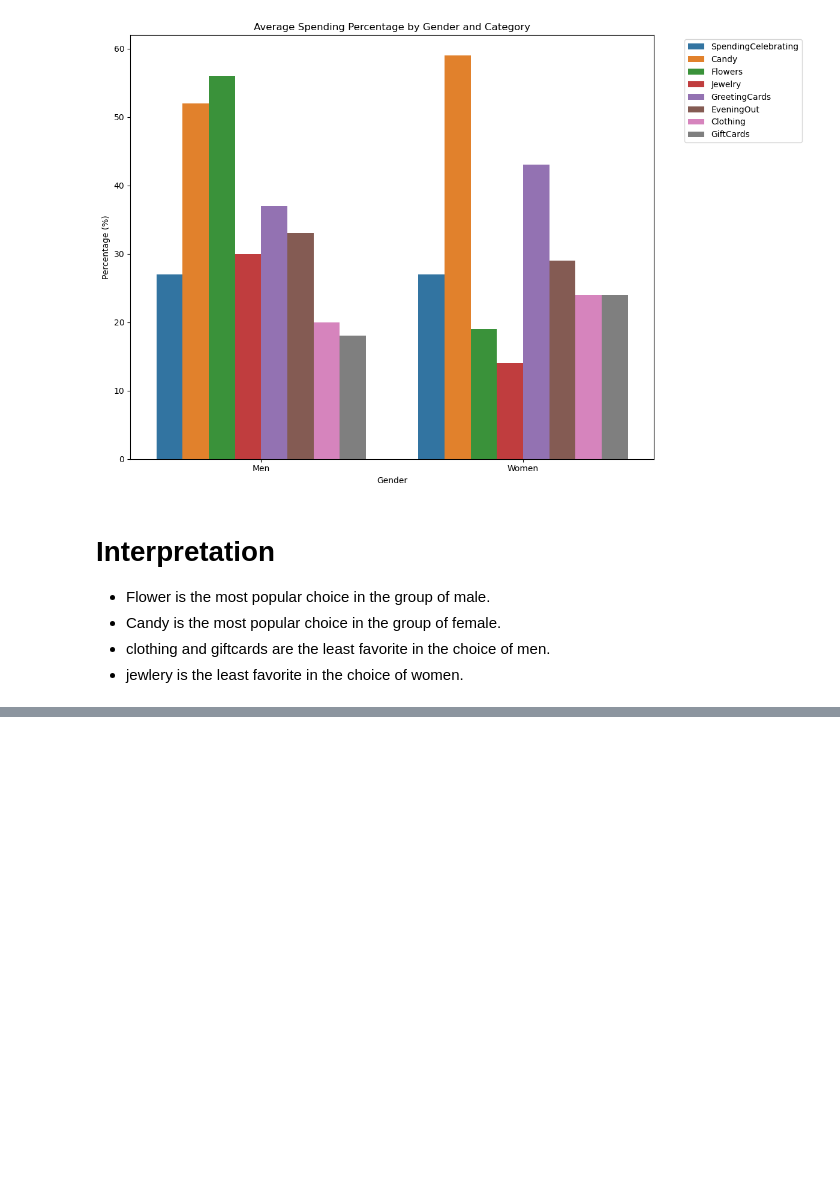
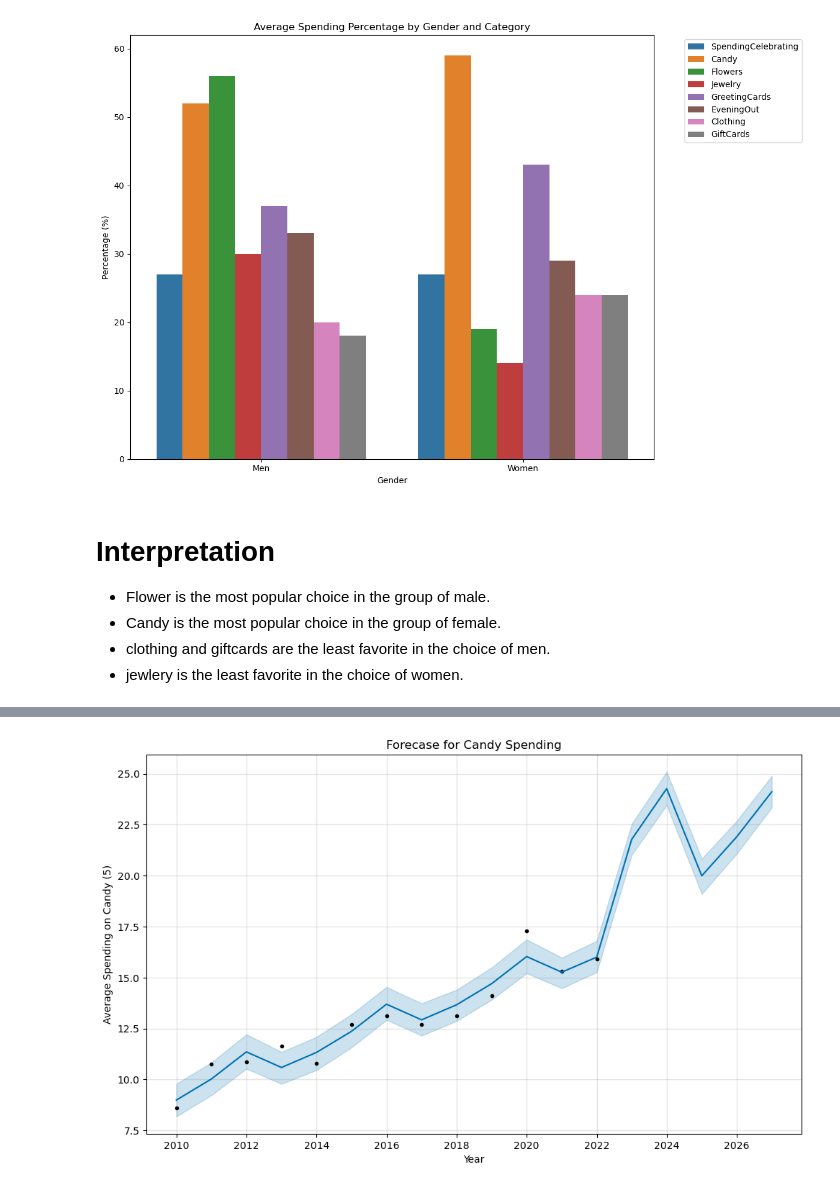
Before and after one commit to Charlie2698619/tidytuesday-analysis, a Jupyter notebook: EDA.ipynb, the cells around one changed output, grey strips where cells are left out. Cells and saved outputs as stored; diff of their text form; code cells hidden in the pictures; blank space fills up the shorter version.

```diff
--- a/EDA.ipynb
+++ b/EDA.ipynb
@@ -220,0 +238,7 @@ plt.show()
+# %%
+historical_spending['ds'] = pd.to_datetime(historical_spending['Year'], format='%Y')
+historical_spending['y'] = historical_spending['Candy'] # to predict candy
+model = Prophet()
+model.fit(historical_spending[['ds','y']])
+future = model.make_future_dataframe(periods=5, freq='Y')
+forecast = model.predict(future)
@@ -220,0 +248,8 @@ plt.show()
+# %%
+fig = model.plot(forecast)
+plt.title('Forecase for Candy Spending')
+plt.xlabel('Year')
+plt.ylabel('Average Spending on Candy (5)')
+plt.show()
+# %% [output]
+[figure, added]
```
Also changed, not shown: parts of 11 cells of this notebook.
